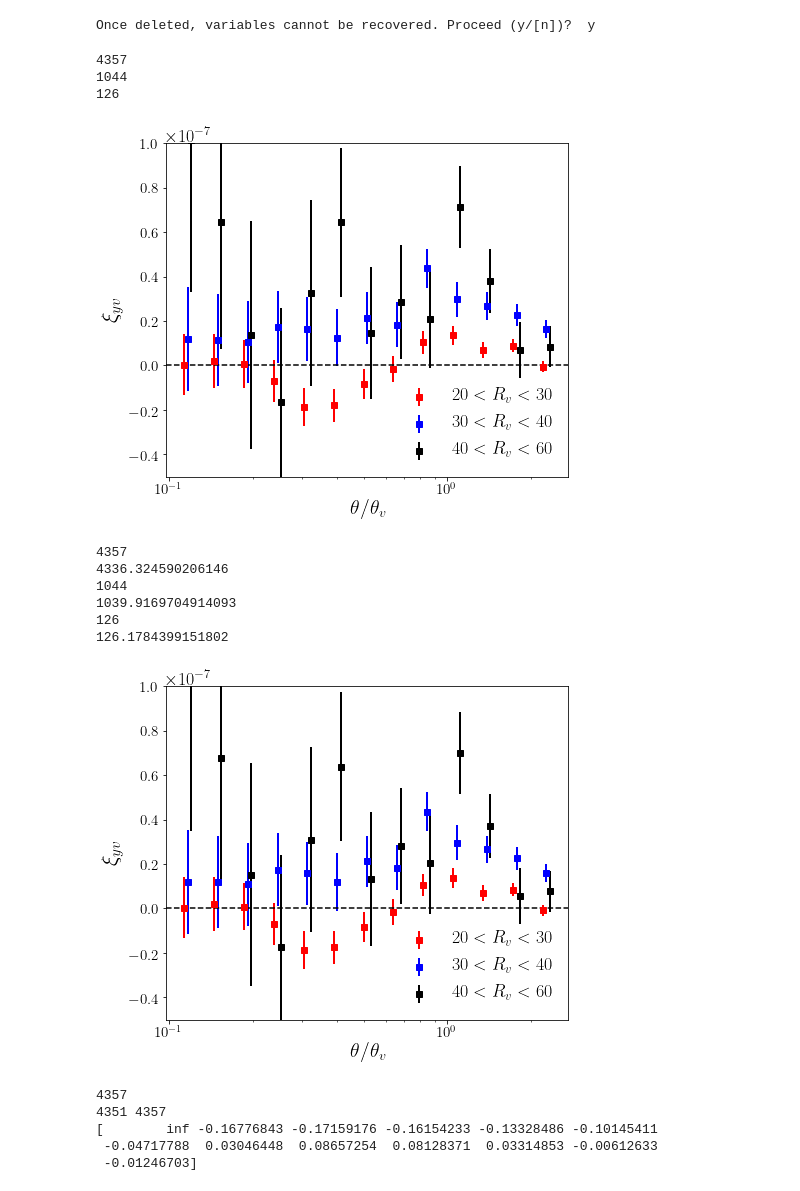
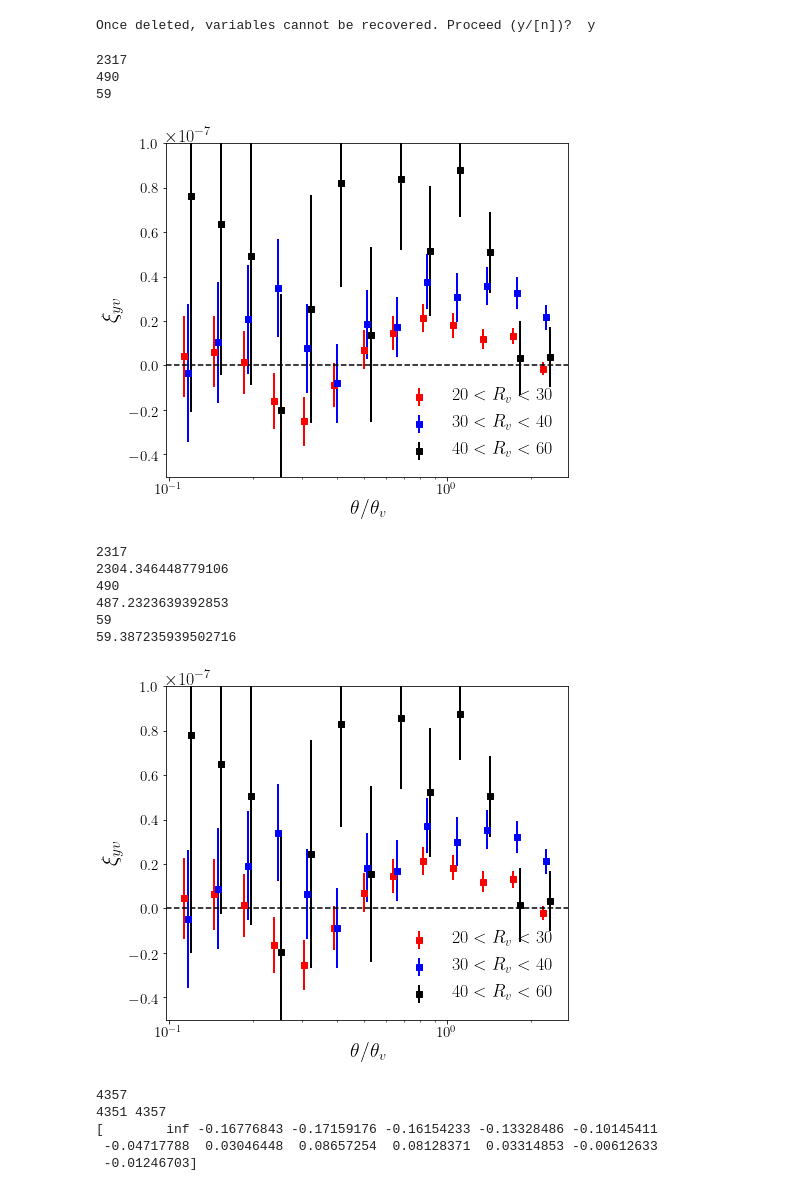
Before and after one commit to shivampcosmo/ACTxDESY3, a Jupyter notebook: src/process_cats/plot_voidy_profile.ipynb, the cells around one changed output. Cells and saved outputs as stored; diff of their text form; code cells hidden in the pictures.

```diff
--- a/src/process_cats/plot_voidy_profile.ipynb
+++ b/src/process_cats/plot_voidy_profile.ipynb
@@ -43,7 +43,7 @@ for jr in range(len(rv_bins)):
     zv_all = df['z']
 
 
-    selz = np.where((rv_all > rv_bins[jr][0]) & (rv_all < rv_bins[jr][1]) & (zv_all > 0.2) & (zv_all < 0.6) )[0]
+    selz = np.where((rv_all > rv_bins[jr][0]) & (rv_all < rv_bins[jr][1]) & (zv_all > 0.2) & (zv_all < 0.5) )[0]
     xi_all, theta_thv_all = xi_all[selz,:], theta_thv_all[selz,:]
     thv_all = thv_all[selz]
     theta_all = theta_all[selz, :]
@@ -83,10 +83,10 @@ ax.tick_params(axis='both', which='minor', labelsize=15)
 ax.legend(fontsize = 18, frameon = False)
 pl.tight_layout()
 # %% [output]
-4357
-1044
-126
+2317
+490
+59
-[figure, old version]
+[figure, new version]
 # %%
 
 rv_bins = [[20,30],[30,40],[40,60]]
@@ -103,7 +103,7 @@ for jr in range(len(rv_bins)):
     zv_all = df['z']
     wv_all = df['lss_weights_data']
 
-    selz = np.where((rv_all > rv_bins[jr][0]) & (rv_all < rv_bins[jr][1]) & (zv_all > 0.2) & (zv_all < 0.6) )[0]
+    selz = np.where((rv_all > rv_bins[jr][0]) & (rv_all < rv_bins[jr][1]) & (zv_all > 0.2) & (zv_all < 0.5) )[0]
     xi_all, theta_thv_all = xi_all[selz,:], theta_thv_all[selz,:]
     thv_all = thv_all[selz]
     theta_all = theta_all[selz, :]
@@ -118,40 +118,40 @@ for jr in range(len(rv_bins)):
     xi_big_all = np.zeros_like(xi_all)
     for jv in range(nv):
         ind_all = np.arange(nv)
         ind_rm1 = np.delete(ind_all,jv)
         xi_rm1 = np.sum(xi_all[ind_rm1,:], axis=0)/np.sum(wv_all[ind_rm1])
         xi_big_all[jv,:] = xi_rm1
 
     xi_mean_rep = np.tile(xi_mean.reshape(1,nrad),(nv,1))
 
 
     xi_cov = ((nv-1)/(nv))*np.dot((xi_big_all - xi_mean_rep).T , (xi_big_all - xi_mean_rep))
 
 
 # for j in range(xi_all.shape[0]):
 #     ax.errorbar(theta_thv_all[j,:],xi_all[j,:],ls='-',marker='',lw=0.5,color='black')
 # ax.errorbar(theta_thv_all[0,:],xi_mean,ls='-',marker='',lw=0.5,color='black')
 #     ax.errorbar(theta_thv_all[0,:] + 0.02*jr,xi_mean, np.sqrt(np.diag(xi_cov)),ls='',marker='s',lw=2.0,color=colors[jr],label=labels[jr])
     ax.errorbar(theta_thv_all[0,:] * (1.03**jr),xi_mean, np.sqrt(np.diag(xi_cov)),ls='',marker='s',lw=2.0,color=colors[jr],label=labels[jr])
 ax.set_xscale('log')
 # ax.set_yscale('log')
 ax.set_xlabel(r'$\theta/\theta_v$', size = 20)
 ax.axhline(0.0, ls='--',color='k')
 ax.set_ylabel(r'$\xi_{yv}$', size = 22)
 ax.set_ylim(-5e-8,1e-7)
 # ax.set_xlim(0.0,1.0)
 ax.tick_params(axis='both', which='major', labelsize=15)
 ax.tick_params(axis='both', which='minor', labelsize=15)
 ax.legend(fontsize = 18, frameon = False)
 pl.tight_layout()
 # %% [output]
-4357
-4336.324590206146
-1044
-1039.9169704914093
-126
-126.1784399151802
+2317
+2304.346448779106
+490
+487.2323639392853
+59
+59.387235939502716
-[figure, old version]
+[figure, new version]
 # %%
 
 rv_bins = [[20,30],[30,40],[40,60]]
```
Also changed, not shown: parts of 2 cells of this notebook, 11 other files.
